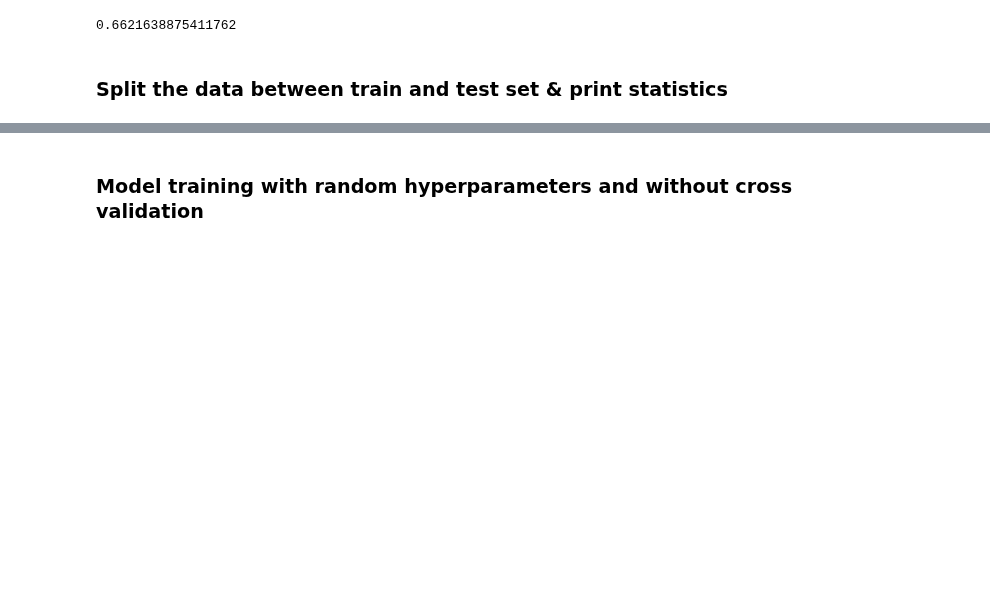
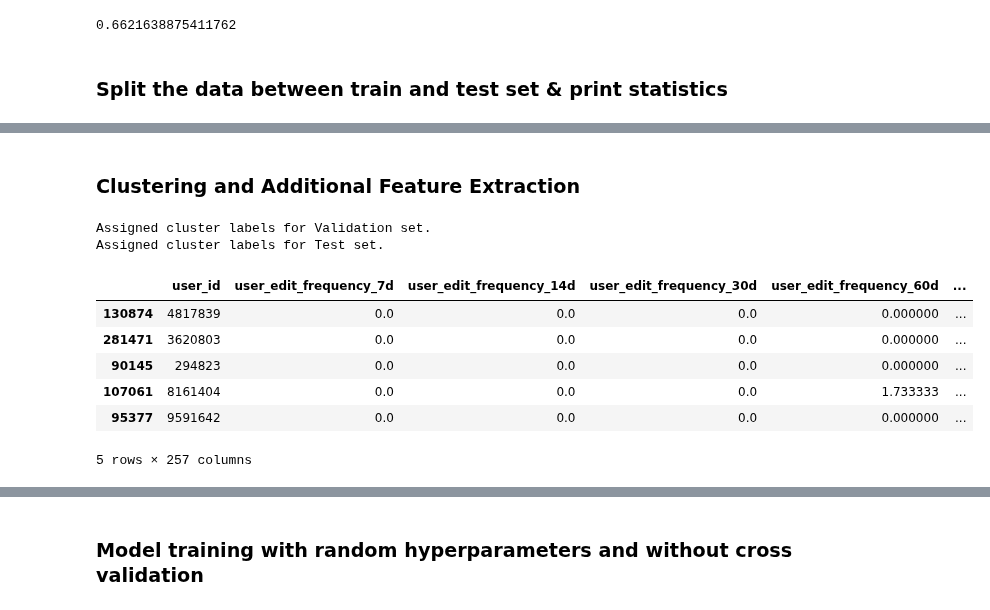
Before and after one commit to rspseshasai/vandalism_detection_osm, a Jupyter notebook: model/xgboost_model_for_contribution_data.ipynb, the cells around one changed output, grey strips where cells are left out. Drawn from its saved outputs; the diff is of its cells as text; code cells hidden in the pictures; blank space fills up the shorter version.

Commit message:
feature: add code to perform k-means clustering

```diff
--- a/model/xgboost_model_for_contribution_data.ipynb
+++ b/model/xgboost_model_for_contribution_data.ipynb
@@ -245,3 +245,50 @@ Total Samples: 150379
 Vandalism: 99576
 Non-Vandalism: 50803
 Vandalism Ratio: 0.6622
+# %% [markdown]
+### Clustering and Additional Feature Extraction
+# %%
+from sklearn.cluster import KMeans
+
+
+def add_cluster_labels_with_validation(X_train, X_val, X_test, n_clusters=100):
+    """
+    Fits KMeans clustering on training data and assigns cluster labels to training, validation, and test data.
+    """
+    # Extract centroids from training data
+    centroids_train = X_train[['centroid_x', 'centroid_y']].values
+
+    # Fit clustering model on training data
+    clustering_model = KMeans(n_clusters=n_clusters, random_state=42)
+    clustering_model.fit(centroids_train)
+
+    # Assign cluster labels to training data
+    X_train['cluster_label'] = clustering_model.labels_
+
+    # Assign cluster labels to validation and test data
+    for dataset, name in zip([X_val, X_test], ["Validation", "Test"]):
+        centroids = dataset[['centroid_x', 'centroid_y']].values
+        dataset['cluster_label'] = clustering_model.predict(centroids)
+        print(f"Assigned cluster labels for {name} set.")
+
+    return X_train, X_val, X_test
+# %%
+import os
+
+os.environ["LOKY_MAX_CPU_COUNT"] = "4"
+
+# Perform clustering and add cluster labels
+X_train, X_val, X_test = add_cluster_labels_with_validation(X_train, X_val, X_test, n_clusters=100)
+# %% [output]
+Assigned cluster labels for Validation set.
+Assigned cluster labels for Test set.
+# %%
+X_train.head()
+# %% [output]
+|  | user_id | user_edit_frequency_7d | user_edit_frequency_14d | user_edit_frequency_30d | user_edit_frequency_60d | ... |
+| 130874 | 4817839 | 0.0 | 0.0 | 0.0 | 0.000000 | ... |
+| 281471 | 3620803 | 0.0 | 0.0 | 0.0 | 0.000000 | ... |
+| 90145 | 294823 | 0.0 | 0.0 | 0.0 | 0.000000 | ... |
+| 107061 | 8161404 | 0.0 | 0.0 | 0.0 | 1.733333 | ... |
+| 95377 | 9591642 | 0.0 | 0.0 | 0.0 | 0.000000 | ... |
+5 rows × 257 columns
```
Also changed, not shown: parts of 4 cells of this notebook, 1 other file.
